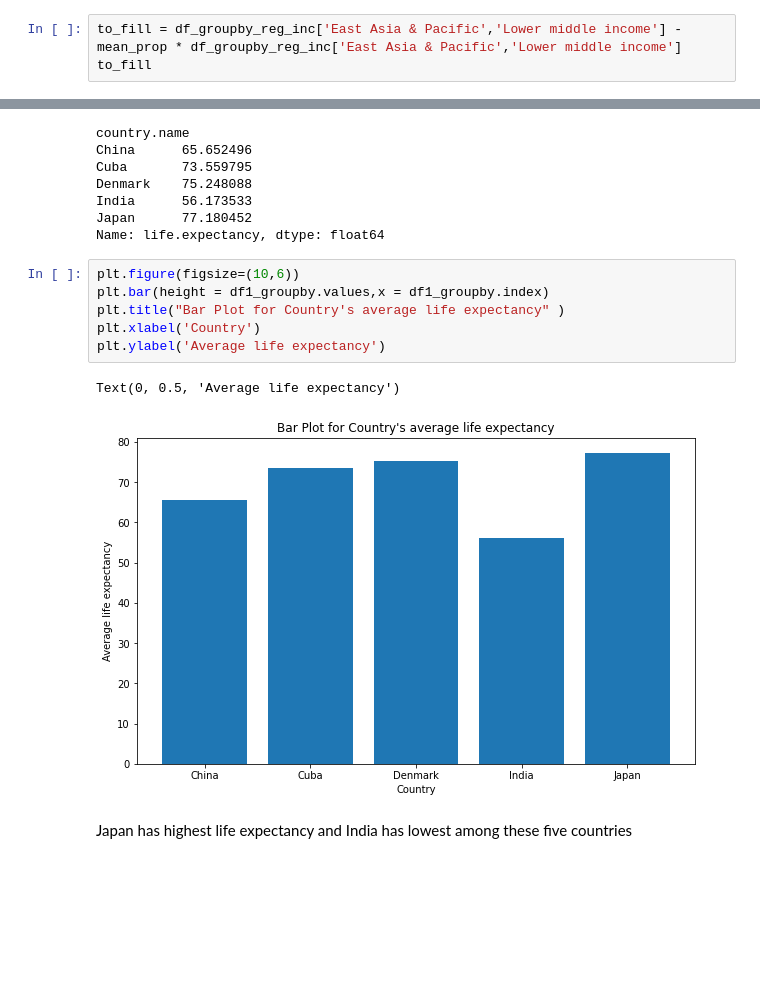
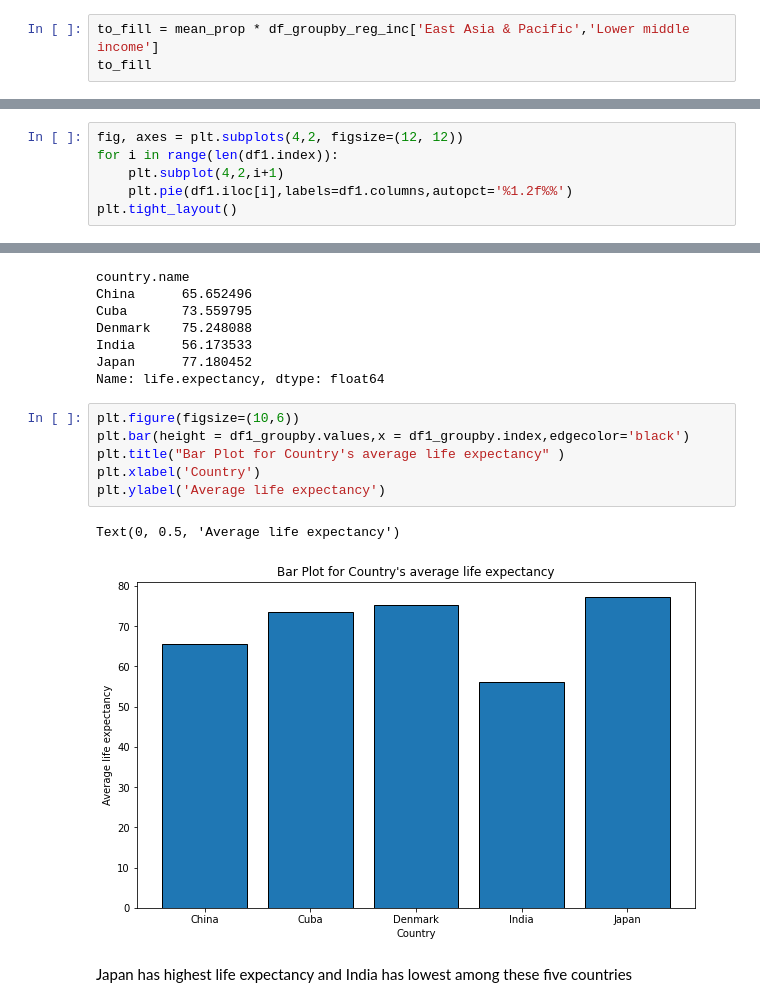
Before and after one commit to Jayesh-Chavan/Data-Visualization-, a Jupyter notebook: Data Visualization Assignment/Data Visualization Assignment.ipynb, the cells around one changed output, grey strips where cells are left out. Cells and saved outputs as stored; diff of their text form; blank space fills up the shorter version.

```diff
--- a/Data Visualization Assignment/Data Visualization Assignment.ipynb
+++ b/Data Visualization Assignment/Data Visualization Assignment.ipynb
@@ -190,6 +217,6 @@ proprotion of Low and lower middle income in South Asia   :- 0.40034810473345717
 proprotion of Low and lower middle income in Sub-Saharan Africa :- 0.4112071158115141
 Mean Proportion of Low and lower middle income:- 0.4281886430914869
 # %%
-to_fill = df_groupby_reg_inc['East Asia & Pacific','Lower middle income'] - mean_prop * df_groupby_reg_inc['East Asia & Pacific','Lower middle income']
+to_fill = mean_prop * df_groupby_reg_inc['East Asia & Pacific','Lower middle income']
 to_fill
 # %% [output]
@@ -297,0 +335,6 @@ array([<AxesSubplot:ylabel='High income'>,
+# %%
+fig, axes = plt.subplots(4,2, figsize=(12, 12))
+for i in range(len(df1.index)):
+    plt.subplot(4,2,i+1)
+    plt.pie(df1.iloc[i],labels=df1.columns,autopct='%1.2f%%')
+plt.tight_layout()
@@ -355,13 +416,13 @@ Japan      77.180452
 Name: life.expectancy, dtype: float64
 # %%
 plt.figure(figsize=(10,6))
-plt.bar(height = df1_groupby.values,x = df1_groupby.index)
+plt.bar(height = df1_groupby.values,x = df1_groupby.index,edgecolor='black')
 plt.title("Bar Plot for Country's average life expectancy" )
 plt.xlabel('Country')
 plt.ylabel('Average life expectancy')
 # %% [output]
 Text(0, 0.5, 'Average life expectancy')
-[figure, old version]
+[figure, new version]
 # %% [markdown]
 Japan has highest life expectancy and India has lowest among these five countries
 # %% [markdown]
```
Also changed, not shown: parts of 22 cells of this notebook.
